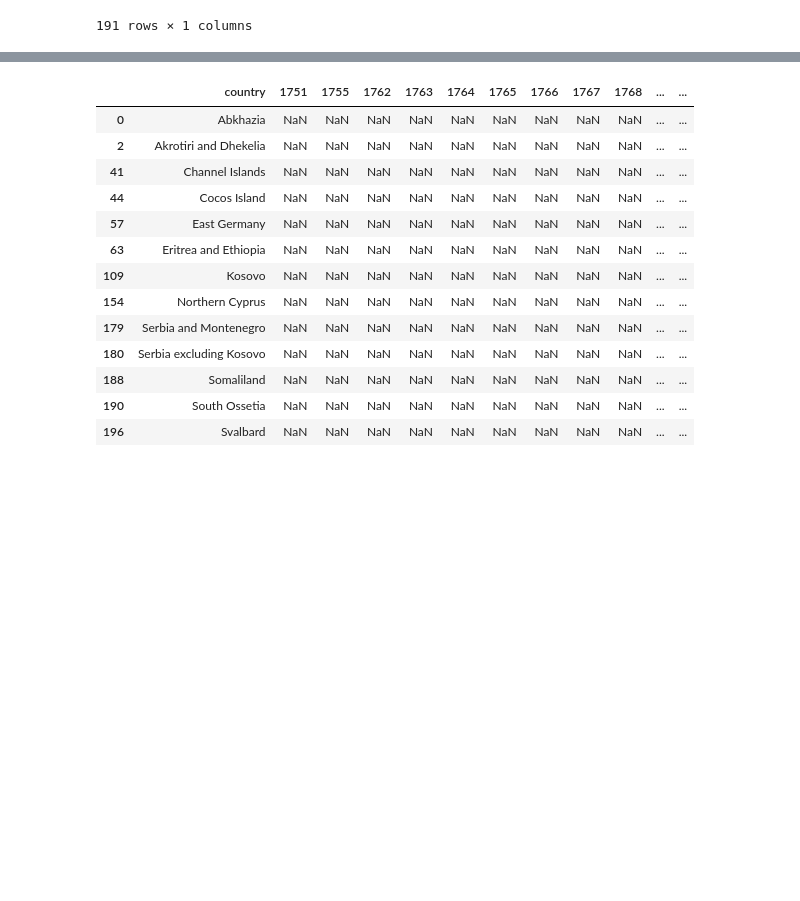
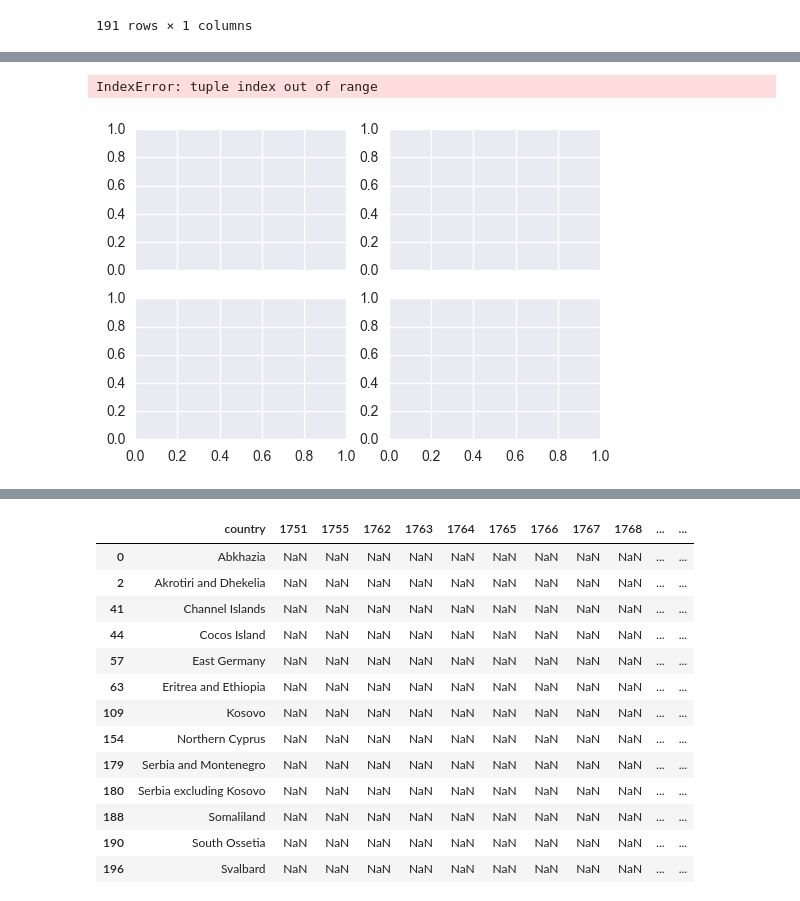
Before and after one commit to limegimlet/data_analysis_gapminder_co2, a Jupyter notebook: gapminder/investigate_gapminder_co2_data.ipynb, the cells around one changed output, grey strips where cells are left out. Cells and saved outputs as stored; diff of their text form; code cells hidden in the pictures; blank space fills up the shorter version.

```diff
--- a/gapminder/investigate_gapminder_co2_data.ipynb
+++ b/gapminder/investigate_gapminder_co2_data.ipynb
@@ -328,0 +395,16 @@ co2_regions.groupby(['region', 'country']).sum()
+# %%
+# axes.flat returns the set of axes as a flat (1D) array instead
+# of the two-dimensional version we used earlier
+
+fig, axes = plt.subplots(nrows=2, ncols=2, sharex=True)
+for ax, title in zip(axes.flat, titles):
+    countries = co2_regions[co2_regions['sub-region'] == title].country.unique()
+    for country in countries:
+        x = co2_regions[co2_regions['country'] == country].year.unique()
+        y = co2_regions[co2_regions['country'] == country].value
+        ax.plot(x, y, label = country)
+    ax.set_title(title)
+    ax.grid(True)
+# %% [output]
+IndexError: tuple index out of range
+[figure, added]
```
Also changed, not shown: parts of 9 cells of this notebook.
